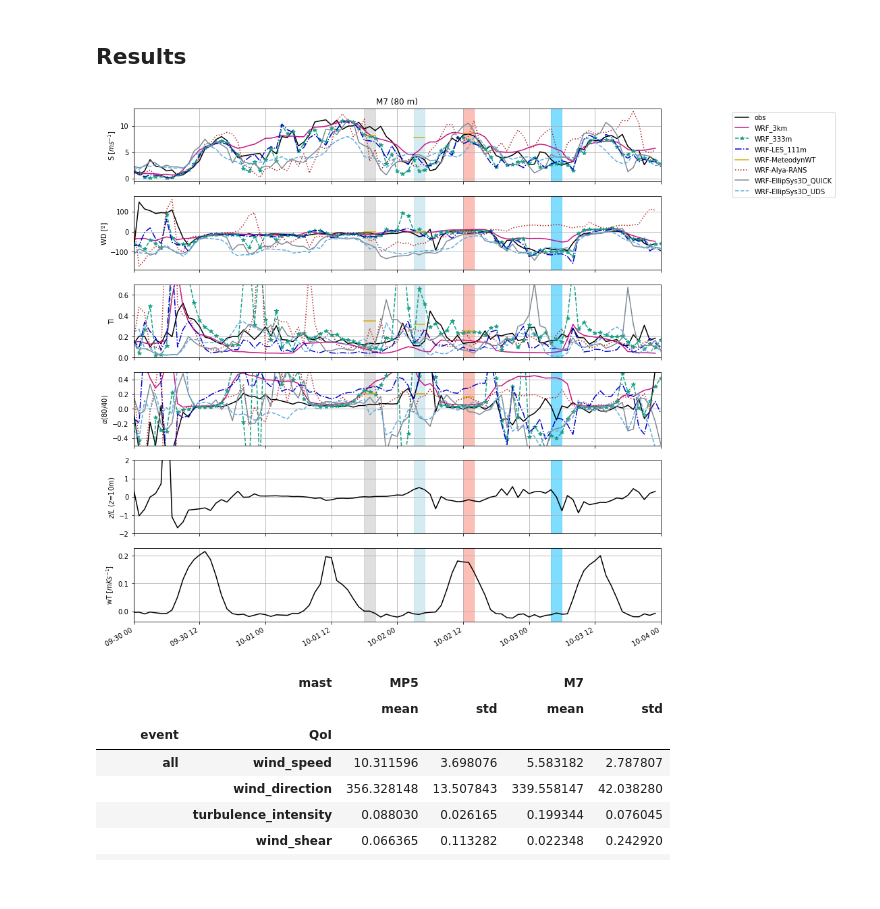
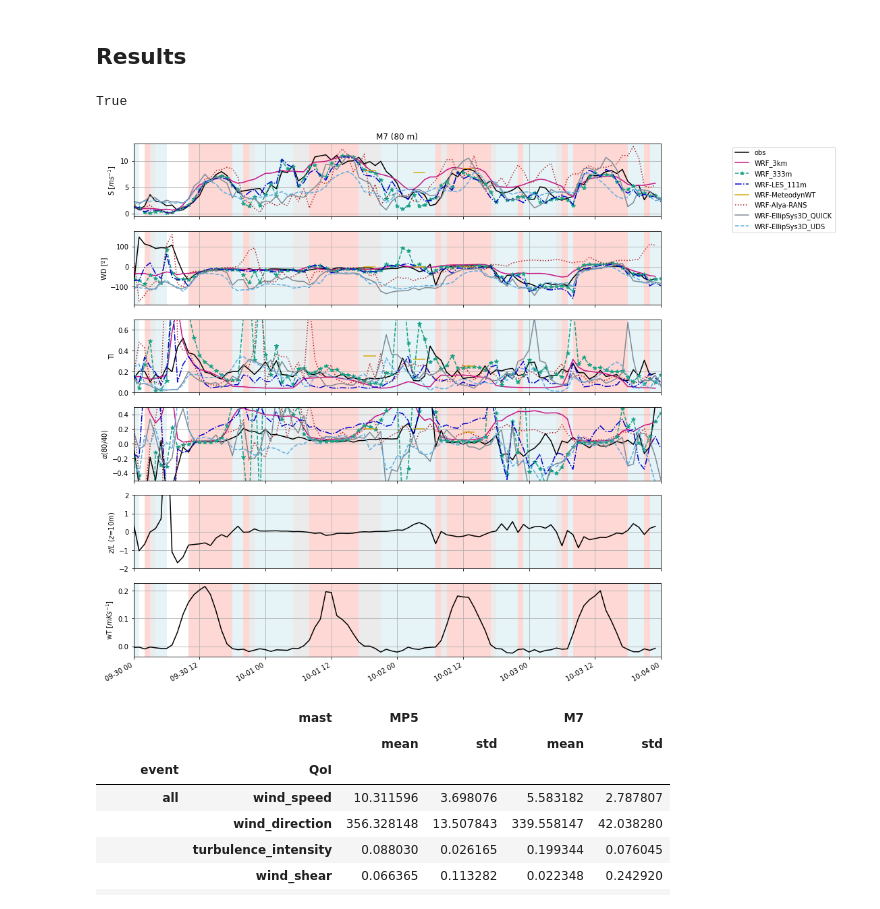
Before and after one commit to jsrodrigo/alex17, a Jupyter notebook: ALEX17_DiurnalCycles_Benchmark.ipynb, the cells around one changed output. Drawn from its saved outputs; the diff is of its cells as text; code cells hidden in the pictures.

Commit message:
stability bin shading added to time-series plot

```diff
--- a/ALEX17_DiurnalCycles_Benchmark.ipynb
+++ b/ALEX17_DiurnalCycles_Benchmark.ipynb
@@ -189,14 +190,18 @@ events = {'all'        :[datetime.datetime(2018,9,30,0,0,0),  datetime.datetime(
           'stable'     :[datetime.datetime(2018,10,2,3,0,0),  datetime.datetime(2018,10,2,5,0,0)],
           'unstable'   :[datetime.datetime(2018,10,2,12,0,0), datetime.datetime(2018,10,2,14,0,0)],
           'very stable':[datetime.datetime(2018,10,3,4,0,0) , datetime.datetime(2018,10,3,6,0,0)]}
+# %%
+binmap.size != 0
+# %% [output]
+True
 # %%
 # Plot time-series
 mast = 'M7'
 h = 80
 
-ax = mast_sims_vs_obs_timeseries_plot(mast, h, masts_obs, masts_sim, sims, datefrom, dateto, events)
+ax = mast_sims_vs_obs_timeseries_plot(mast, h, masts_obs, masts_sim, sims, datefrom, dateto, [], binmap)
 # %% [output]
-[figure, old version]
+[figure, new version]
 # %%
 # MP5 vs M7
 h = 80.
```
Also changed, not shown: parts of 7 cells of this notebook, 1 other file.
